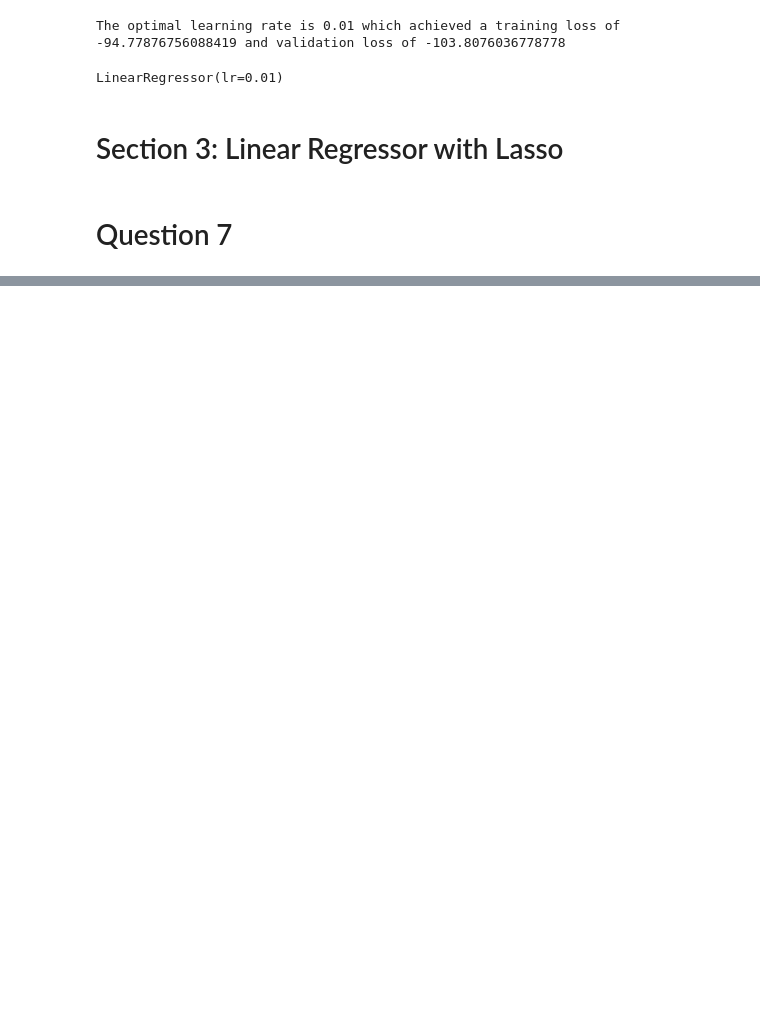
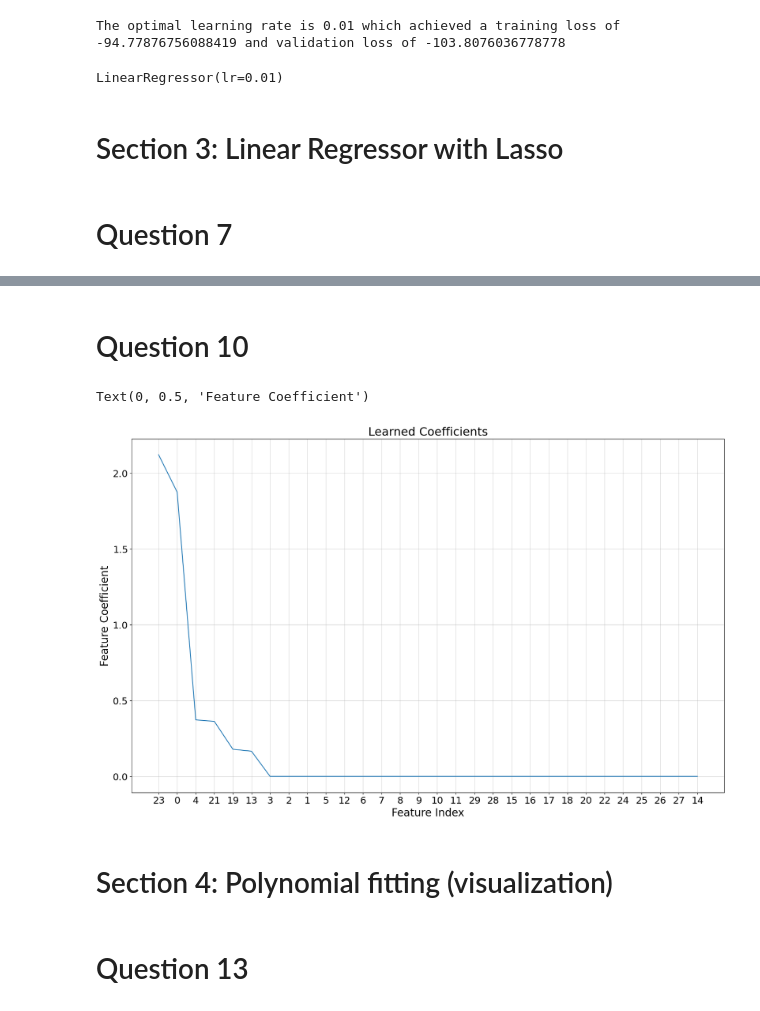
Before and after one commit to Ofir-Manor/Long3, a Jupyter notebook: 316084623-311288203.ipynb, the cells around one changed output, grey strips where cells are left out. Saved outputs shown, nothing was run; the diff lists cells and outputs as text; code cells hidden in the pictures; blank space fills up the shorter version.

Commit message:
Start of section 3

```diff
--- a/316084623-311288203.ipynb
+++ b/316084623-311288203.ipynb
@@ -296,0 +299,18 @@ The features with the largets (absolute) coefficient are Index(['household_incom
+# %% [markdown]
+# Question 10
+# %%
+fig, ax = plt.subplots(figsize=(20, 12))
+ax.plot(abs_coef[np.flip(opt_coef_idx)])
+plt.xticks(ticks = list(range(0, opt_coef_idx.size)),labels = np.flip(opt_coef_idx))
+
+ax.grid(alpha = 0.5)
+ax.set_title("Learned Coefficients")
+ax.set_xlabel("Feature Index")
+ax.set_ylabel("Feature Coefficient")
+# %% [output]
+Text(0, 0.5, 'Feature Coefficient')
+[figure, added]
+# %% [markdown]
+# Section 4: Polynomial fitting (visualization)
+# %% [markdown]
+# Question 13
```
Also changed, not shown: parts of 11 cells of this notebook.
